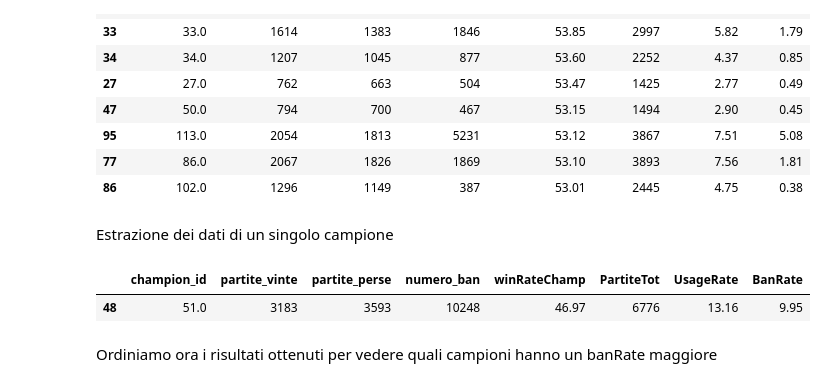
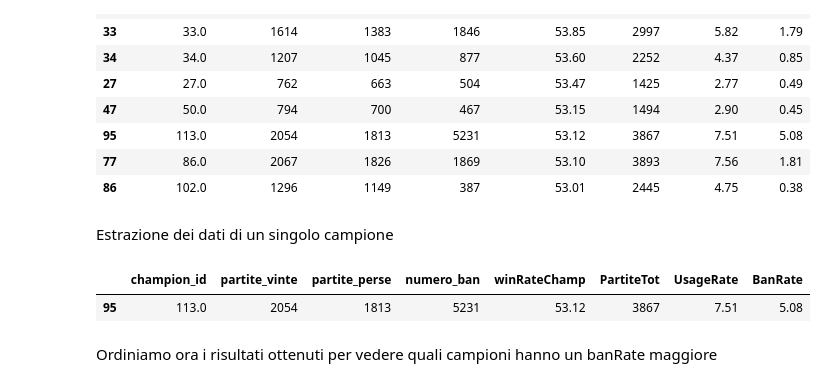
Before and after one commit to FedeDL777/DIP-Project, a Jupyter notebook: main.ipynb, the cells around one changed output. Saved outputs shown, nothing was run; the diff lists cells and outputs as text; code cells hidden in the pictures.

```diff
--- a/main.ipynb
+++ b/main.ipynb
@@ -107,12 +107,12 @@ campioni_perdenti = pd.concat([
     games_data.loc[games_data["winner"] == 1, champIdColumns[5:]]
 ])
 # Serie con numero di vittorie per ogni champ
-serie_vittorie = pd.Series(campioni_vincenti.values.ravel()).value_counts()
+serie_vittorie = pd.Series(campioni_vincenti.to_numpy().ravel()).value_counts()
 
 # Serie con numero di sconfitte per ogni champ
-serie_sconfitte = pd.Series(campioni_perdenti.values.ravel()).value_counts()
+serie_sconfitte = pd.Series(campioni_perdenti.to_numpy().ravel()).value_counts()
 
-bannedChamps = pd.Series(games_data[bannedChamp].values.ravel()).value_counts()
+bannedChamps = pd.Series(games_data[bannedChamp].to_numpy().ravel()).value_counts()
 
 champ_stats = pd.DataFrame({
     "partite_vinte": serie_vittorie,
@@ -198,10 +198,10 @@ champ_stats.sort_values("winRateChamp", ascending=False).head(10)
 # %% [markdown]
 Estrazione dei dati di un singolo campione
 # %%
-champ_stats.loc[champ_stats["champion_id"] == 51]
+champ_stats.loc[champ_stats["champion_id"] == 113]
 # %% [output]
 |  | champion_id | partite_vinte | partite_perse | numero_ban | winRateChamp | PartiteTot | UsageRate | BanRate |
-| 48 | 51.0 | 3183 | 3593 | 10248 | 46.97 | 6776 | 13.16 | 9.95 |
+| 95 | 113.0 | 2054 | 1813 | 5231 | 53.12 | 3867 | 7.51 | 5.08 |
 # %% [markdown]
 Ordiniamo ora i risultati ottenuti per vedere quali campioni hanno un banRate maggiore
 # %%
```
Also changed, not shown: parts of 3 cells of this notebook.
